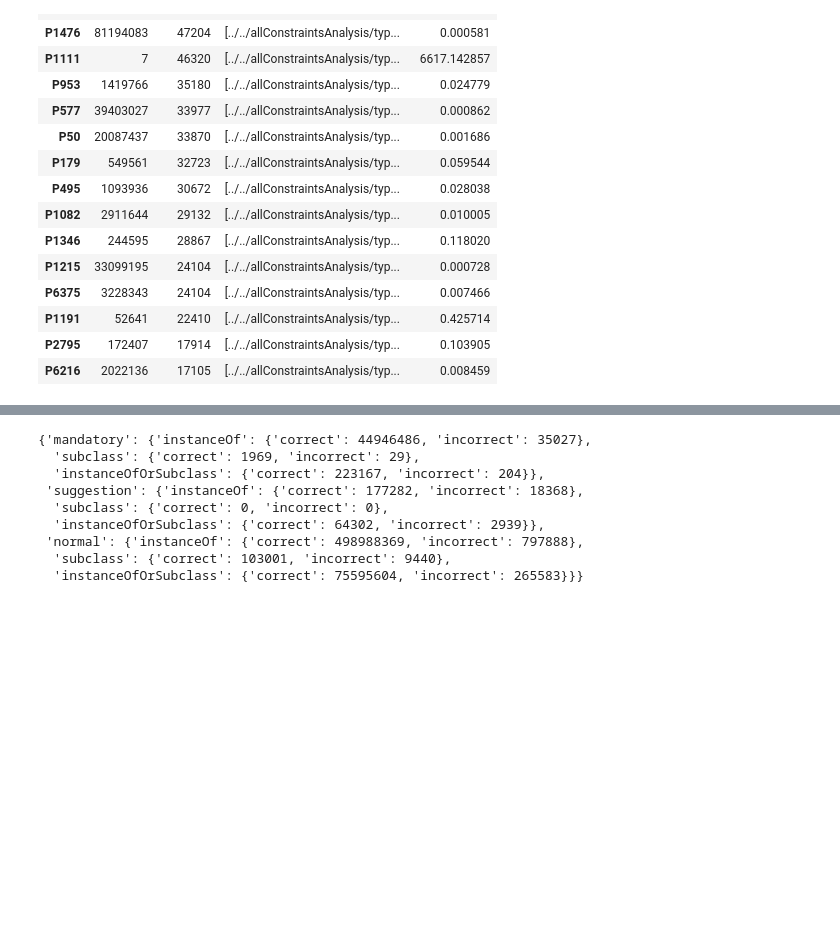
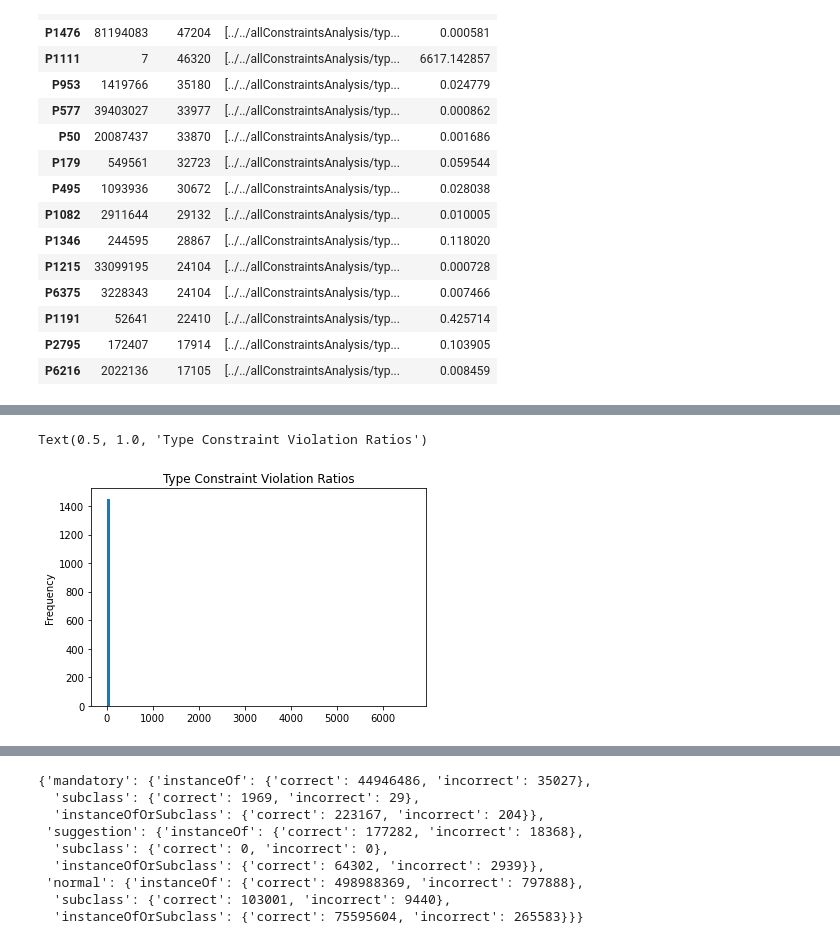
Before and after one commit to usc-isi-i2/wd-quality, a Jupyter notebook: Comprehensive Constraints Analysis.ipynb, the cells around one changed output, grey strips where cells are left out. Cells and saved outputs as stored; diff of their text form; code cells hidden in the pictures; blank space fills up the shorter version.

```diff
--- a/Comprehensive Constraints Analysis.ipynb
+++ b/Comprehensive Constraints Analysis.ipynb
@@ -321,0 +334,5 @@ typeConstDF.sort_values(by=['incorrect'],ascending=False).head(15)
+# %%
+typeConstDF['violation_ratio'].plot.hist(bins=100).set_title("Type Constraint Violation Ratios")
+# %% [output]
+Text(0.5, 1.0, 'Type Constraint Violation Ratios')
+[figure, added]
```
Also changed, not shown: parts of 150 cells of this notebook, 1 other file.
